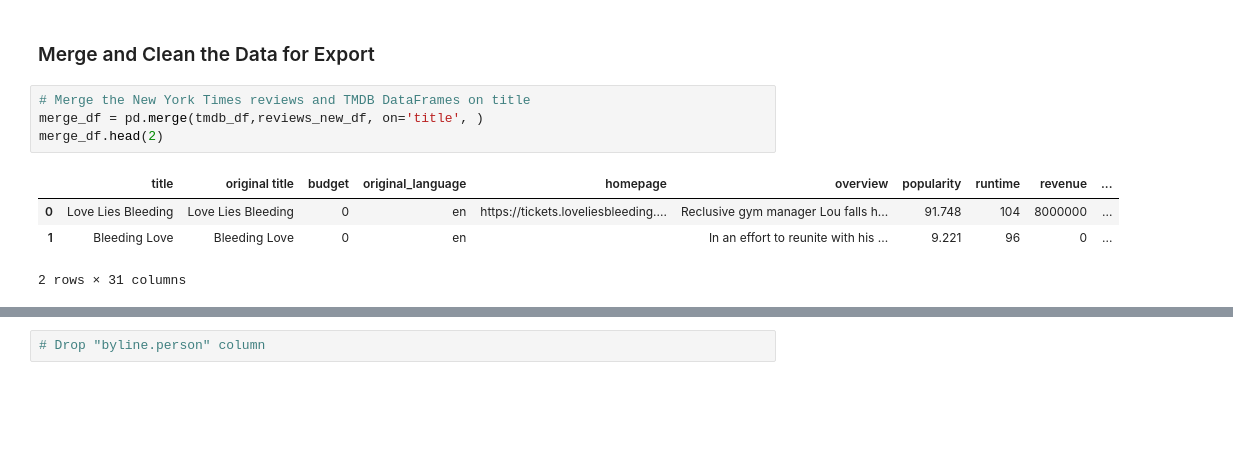
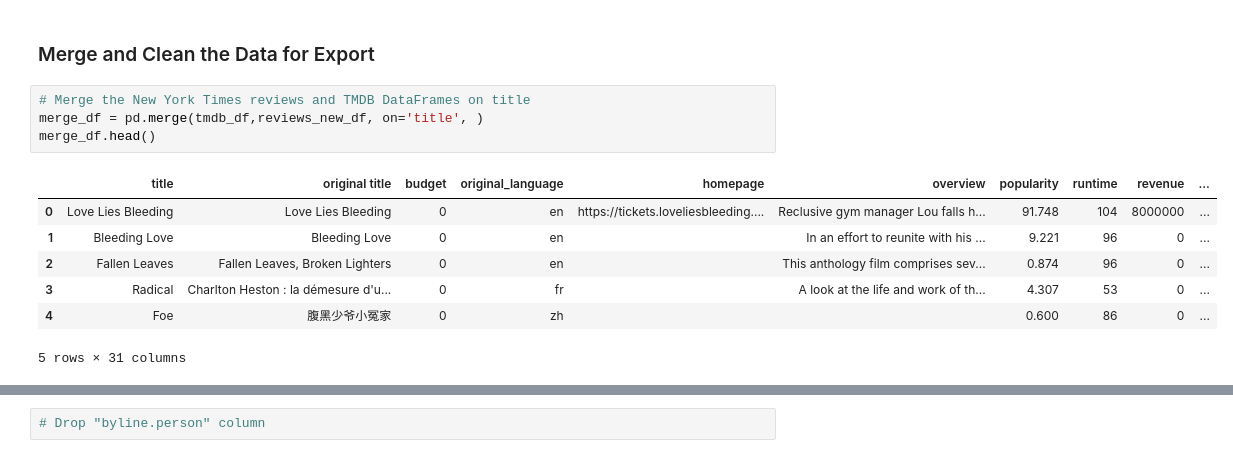
Before and after one commit to dannygallardo/data-sourcing-challenge, a Jupyter notebook: retrieve_movie_data.ipynb, the cells around one changed output, grey strips where cells are left out. Drawn from its saved outputs; the diff is of its cells as text; blank space fills up the shorter version.

```diff
--- a/retrieve_movie_data.ipynb
+++ b/retrieve_movie_data.ipynb
@@ -333,9 +333,12 @@ tmdb_df
 # %%
 # Merge the New York Times reviews and TMDB DataFrames on title
 merge_df = pd.merge(tmdb_df,reviews_new_df, on='title', )
-merge_df.head(2)
+merge_df.head()
 # %% [output]
 |  | title | original title | budget | original_language | homepage | overview | popularity | runtime | revenue | ... |
 | 0 | Love Lies Bleeding | Love Lies Bleeding | 0 | en | https://tickets.loveliesbleeding.... | Reclusive gym manager Lou falls h... | 91.748 | 104 | 8000000 | ... |
 | 1 | Bleeding Love | Bleeding Love | 0 | en |  | In an effort to reunite with his ... | 9.221 | 96 | 0 | ... |
+| 2 | Fallen Leaves | Fallen Leaves, Broken Lighters | 0 | en |  | This anthology film comprises sev... | 0.874 | 96 | 0 | ... |
+| 3 | Radical | Charlton Heston : la démesure d'u... | 0 | fr |  | A look at the life and work of th... | 4.307 | 53 | 0 | ... |
+| 4 | Foe | 腹黑少爷小冤家 | 0 | zh |  |  | 0.600 | 86 | 0 | ... |
-2 rows × 31 columns
+5 rows × 31 columns
```
Also changed, not shown: parts of 3 cells of this notebook.
